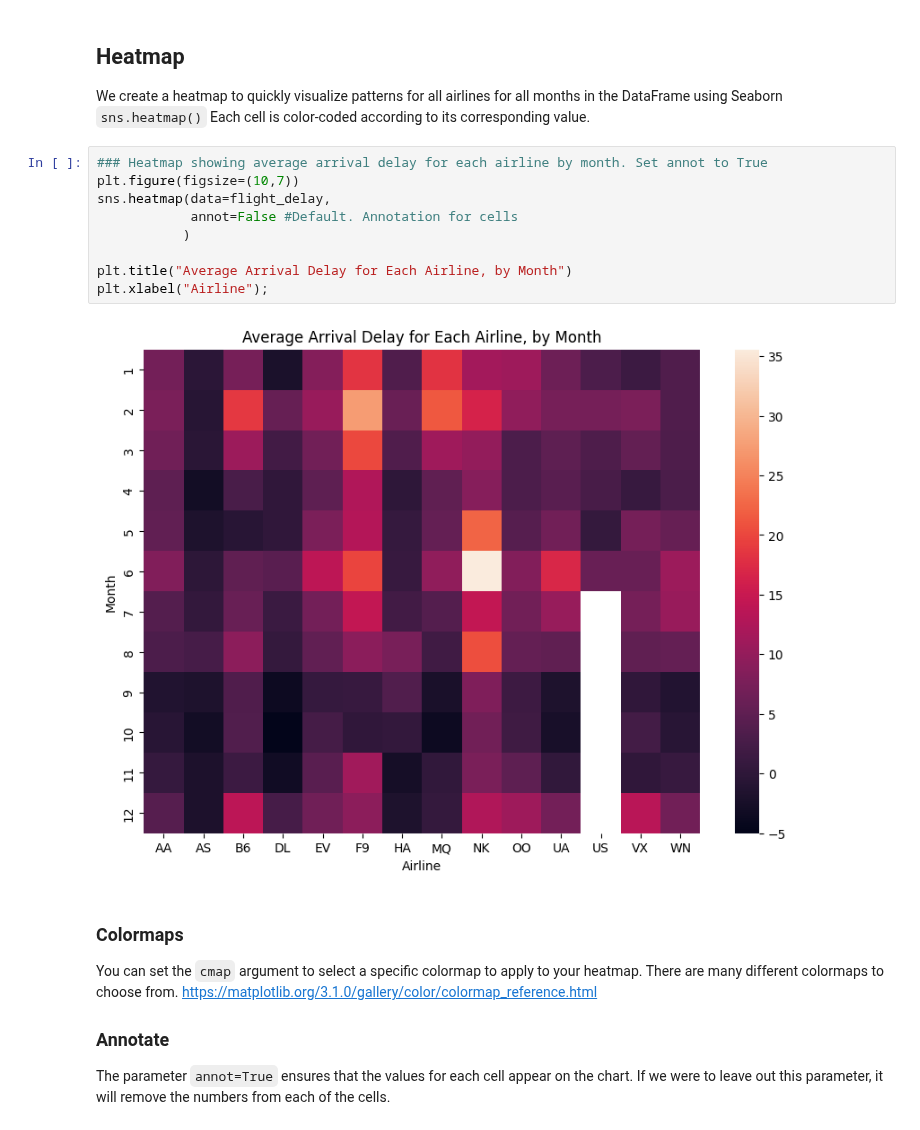
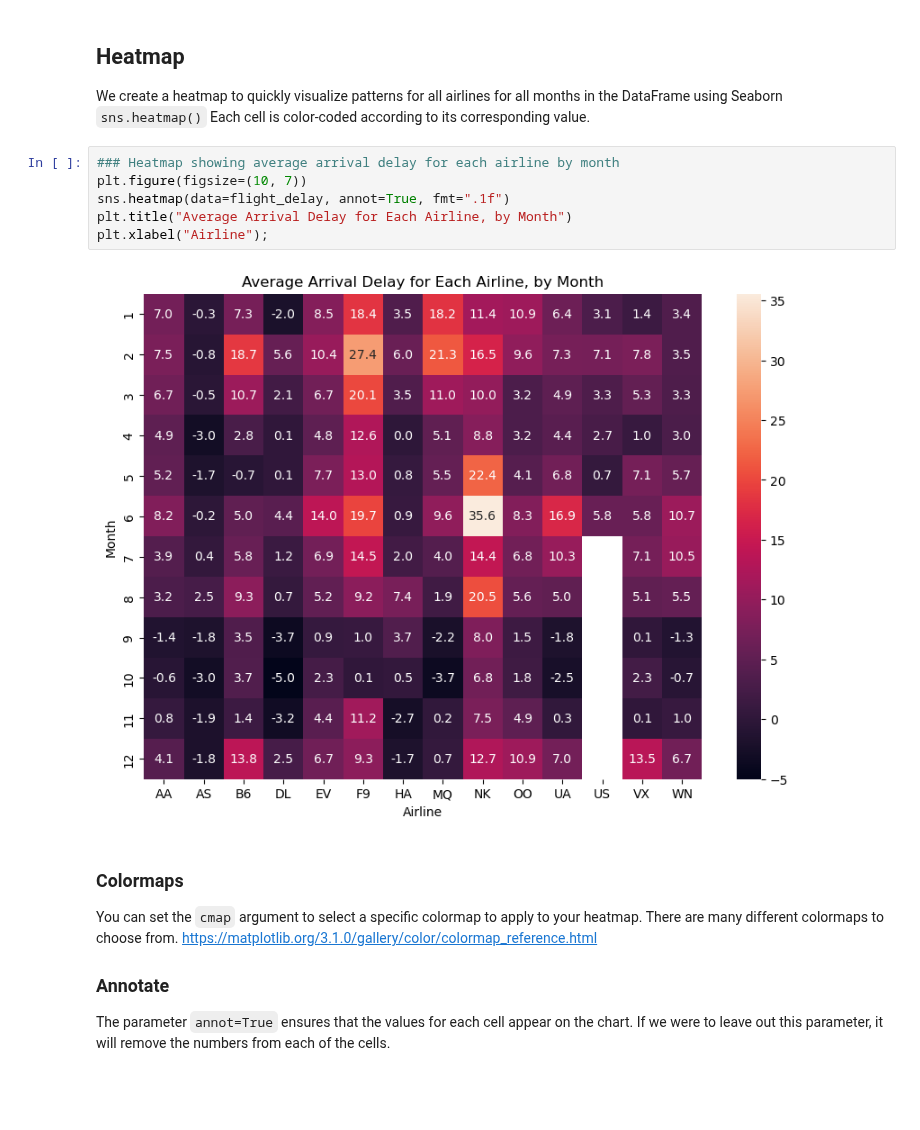
Before and after one commit to satam2/CS133-Data-Vis, a Jupyter notebook: Module05_matricies-heatmaps/M05_Colab13_heatmap_clustermaps.ipynb, the cells around one changed output. Saved outputs shown, nothing was run; the diff lists cells and outputs as text; blank space fills up the shorter version.

```diff
--- a/Module05_matricies-heatmaps/M05_Colab13_heatmap_clustermaps.ipynb
+++ b/Module05_matricies-heatmaps/M05_Colab13_heatmap_clustermaps.ipynb
@@ -95,16 +134,13 @@ Hint: Recall that we had set our index above to be Months
 ## Heatmap
 We create a heatmap to quickly visualize patterns for all airlines for all months in the DataFrame using Seaborn `sns.heatmap()` Each cell is color-coded according to its corresponding value.
 # %%
-### Heatmap showing average arrival delay for each airline by month. Set annot to True
-plt.figure(figsize=(10,7))
-sns.heatmap(data=flight_delay,
-            annot=False #Default. Annotation for cells
-           )
-
+### Heatmap showing average arrival delay for each airline by month
+plt.figure(figsize=(10, 7))
+sns.heatmap(data=flight_delay, annot=True, fmt=".1f")
 plt.title("Average Arrival Delay for Each Airline, by Month")
 plt.xlabel("Airline");
 # %% [output]
-[figure, old version]
+[figure, new version]
 # %% [markdown]
 ### Colormaps
 You can set the `cmap` argument to select a specific colormap to apply to your heatmap. There are many different colormaps to choose from.
```
Also changed, not shown: parts of 22 cells of this notebook, 1 other file.
